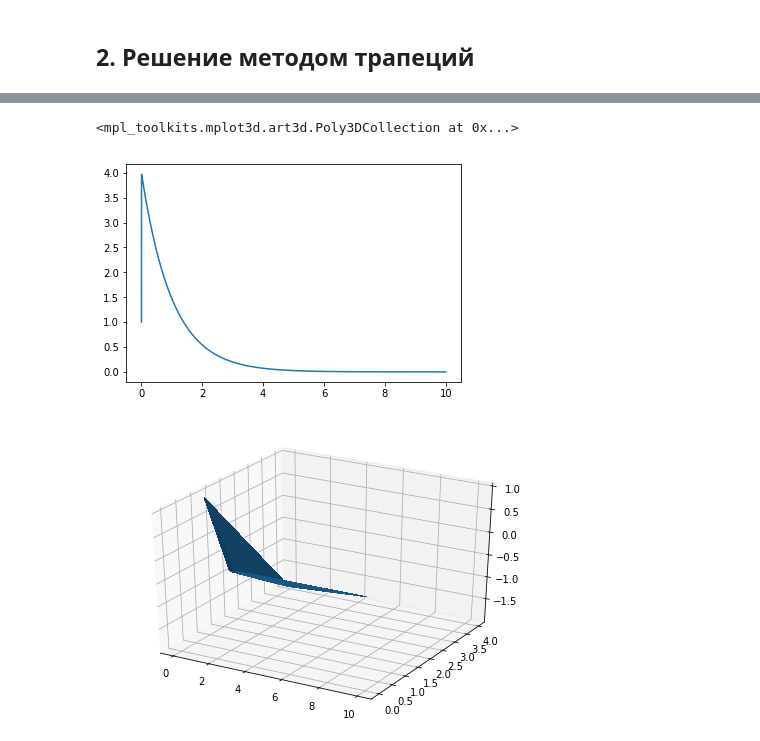
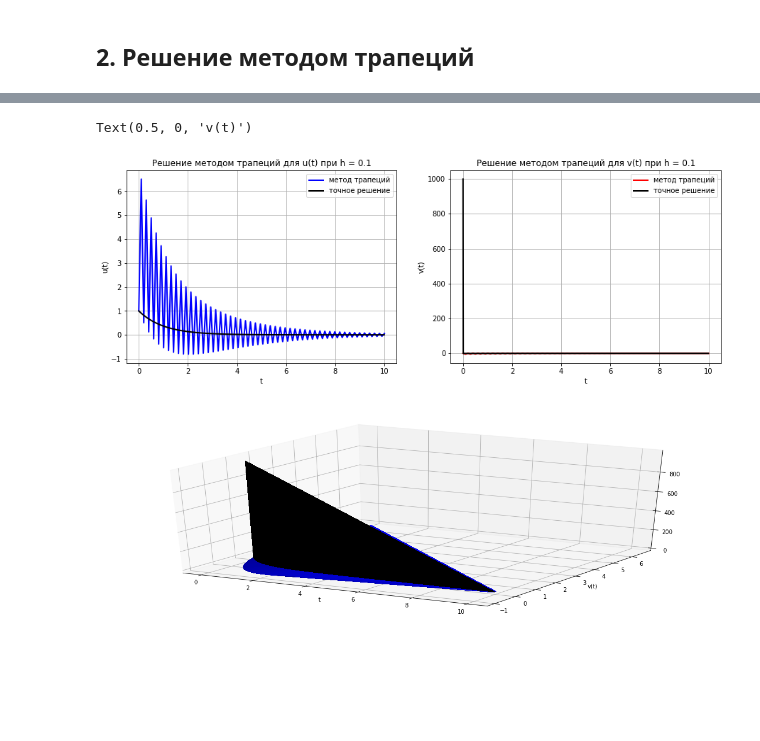
Before and after one commit to denisstasyev/Computational_Mathematics, a Jupyter notebook: PracticalTask1/PracticalTask1.ipynb, the cells around one changed output, grey strips where cells are left out. Drawn from its saved outputs; the diff is of its cells as text; code cells hidden in the pictures; blank space fills up the shorter version.

```diff
--- a/PracticalTask1/PracticalTask1.ipynb
+++ b/PracticalTask1/PracticalTask1.ipynb
@@ -122,42 +159,76 @@ Text(0.5, 1.0, 'Точное решение v(t)')
 # %%
 %matplotlib inline
 import numpy as np
 from matplotlib import pyplot as plt
-# import sklearn.linear_model as sklm
-# import scipy
 
-h = 10**-4
+# drawing improvements
+fig_size = plt.rcParams["figure.figsize"]
+fig_size[0] = 15 #width
+fig_size[1] = 5 #height
+plt.rcParams["figure.figsize"] = fig_size
 
+# constants
+x_min = 0
+x_max = 10
+
+h = 10**-1
 N = int((x_max - x_min) / h)
 
 u = np.zeros(N)
 v = np.zeros(N)
 
 u[0] = 1
 v[0] = 1
 
-for i in range(1, N):
+for i in range(0, N-1):
     A = np.array([[1 - 499*h, -999*h], [499.5*h, 1 + 999.5*h]])
-    B = np.array([(1 + 499*h)*u[i-1] + 999*h*v[i-1], -499.5*h*u[i-1] + (1 - 999.5*h)*v[i-1]])
-    X = np.linalg.solve(A, B)
+    B = np.array([(1 + 499*h)*u[i] + 999*h*v[i], -499.5*h*u[i] + (1 - 999.5*h)*v[i]])
+    X = np.linalg.solve(A, B) # решаем данную систему
 
-    u[i] = X[0]
-    v[i] = X[1]
+    u[i+1] = X[0]
+    v[i+1] = X[1]
 
 x = np.linspace(x_min, x_max, num=N)
-plt.plot(x, u)
-# for i in range(0, N):
-#     if v[i] != 0:
-#         print(u[i], v[i])
 
-import pylab as p
-#import matplotlib.axes3d as p3
+ax = plt.subplot(1,2,1)
+plt.plot(x, u, color='blue', label='метод трапеций', linewidth=2.0)
+ax.set_title(f"Решение методом трапеций для u(t) при h = {h}")
+ax.set_xlabel('t')
+ax.set_ylabel('u(t)')
+ax.legend()
+
+ax = plt.subplot(1,2,2)
+plt.plot(x, v, color='red', label='метод трапеций', linewidth=2.0)
+ax.set_title(f"Решение методом трапеций для v(t) при h = {h}")
+ax.set_xlabel('t')
+ax.set_ylabel('v(t)')
+ax.legend()
+
+# Точное решение
+x0 = np.arange(x_min, x_max, 0.01)
+u0 = 1996/1999 * np.exp(-x0) + 3/1999 * np.exp(-2000*x0)
+v0 = -998/1999 * np.exp(-x0) + 2997/3 * np.exp(-2000*x0)
+
+ax = plt.subplot(1,2,1)
+plt.plot(x0, u0, color='black', label='точное решение', linewidth=2.0)
+ax.legend()
+plt.grid()
+
+ax = plt.subplot(1,2,2)
+plt.plot(x0, v0, color='black', label='точное решение', linewidth=2.0)
+ax.legend()
+plt.grid()
+
+# Возможно более наглядное изображение решения
 import mpl_toolkits.mplot3d.axes3d as p3
-fig=p.figure()
+fig = plt.figure()
 ax = p3.Axes3D(fig)
-ax.plot_trisurf(x, u, v, linewidth=0, antialiased=False)
-# ax.plot_wireframe(x,u,v)
+ax.plot_trisurf(x, u, v, color='blue', label='метод трапеций', linewidth=0.0, antialiased=False)
+ax.plot_trisurf(x0, u0, v0, color='black', label='точное решение', linewidth=0.0, antialiased=False)
+ax.set_xlabel('t')
+ax.set_ylabel('u(t)')
+ax.set_ylabel('v(t)')
 # %% [output]
-<mpl_toolkits.mplot3d.art3d.Poly3DCollection at 0x...>
+Text(0.5, 0, 'v(t)')
-[figure, old version]
+[figure, new version]
-[figure, old version]
+[figure, new version]
```
Also changed, not shown: parts of 11 cells of this notebook.
